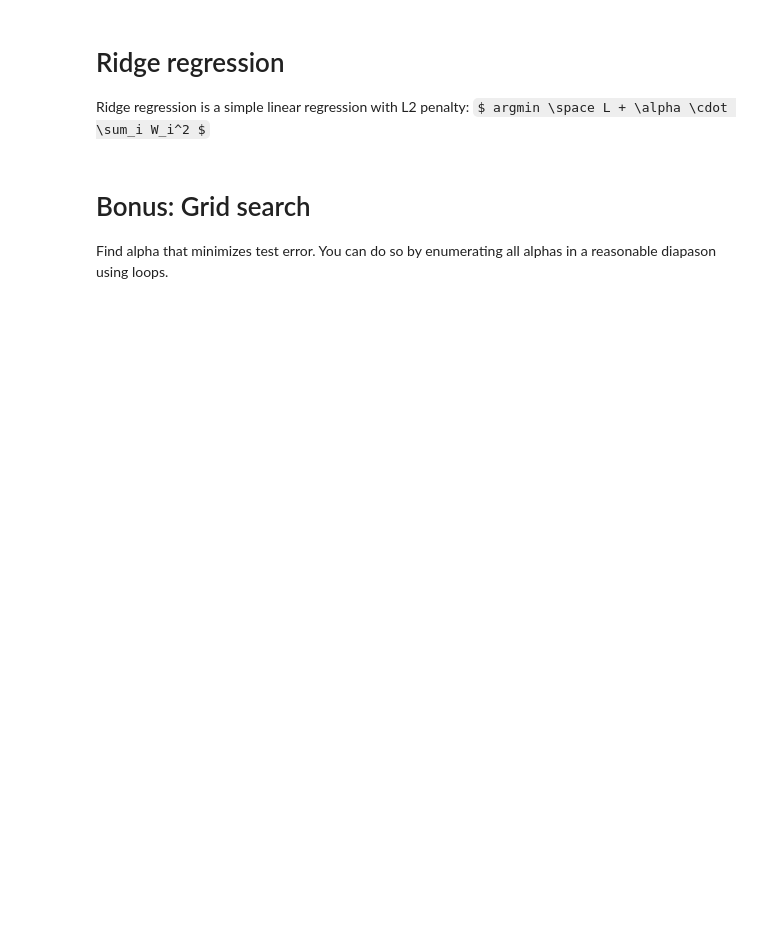
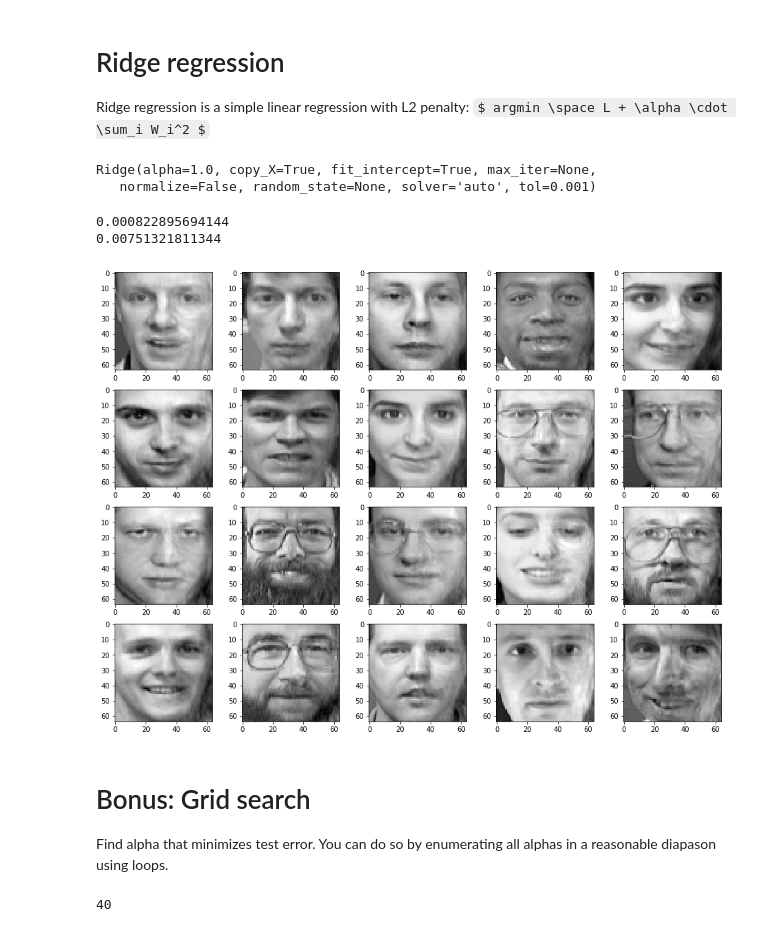
Before and after one commit to yandexdataschool/mlhep2017, a Jupyter notebook: day1/seminar2/1.2.1 Linear models (Faces).ipynb, the cells around one changed output. Cells and saved outputs as stored; diff of their text form; code cells hidden in the pictures; some formulas as TeX source; blank space fills up the shorter version.

```diff
--- a/day1/seminar2/1.2.1 Linear models (Faces).ipynb
+++ b/day1/seminar2/1.2.1 Linear models (Faces).ipynb
@@ -44,3 +45,7 @@ y = <right half-face from each image>
+# %%
+height = data.shape[2] // 2
+X = data[:, :, :height]
+y = data[:, :, height:]
 # %%
 #If you did everything right, you should see two half-faces composing a face
 plt.subplot(1,2,1)
@@ -104,19 +127,43 @@ from sklearn.linear_model import Ridge
 
 #Example syntax: Ridge(alpha=0.5), just like LinearRegression
 # %%
-<Create and fit Ridge with default alpha>
+#<Create and fit Ridge with default alpha>
+rdg_model = Ridge(alpha=1.0)
+rdg_model.fit(X_train, Y_train)
+# %% [output]
+Ridge(alpha=1.0, copy_X=True, fit_intercept=True, max_iter=None,
+   normalize=False, random_state=None, solver='auto', tol=0.001)
 # %%
-<Compute train and test errors>
+#<Compute train and test errors>
+print(mean_squared_error(Y_train, rdg_model.predict(X_train)))
+print(mean_squared_error(Y_test, rdg_model.predict(X_test)))
+# %% [output]
+0.000822895694144
+0.00751321811344
 # %%
 #Images from test restored
-predictions = <predict images with your Ridge model>
+predictions = rdg_model.predict(X_test)
 
 pics = glue(X_test,predictions)
 plt.figure(figsize=[16,12])
 for i in range(20):
     plt.subplot(4,5,i+1)
     plt.imshow(pics[i],cmap='gray')
+# %% [output]
+[figure, added]
 # %% [markdown]
 # Bonus: Grid search
 
 Find alpha that minimizes test error. You can do so by enumerating all alphas in a reasonable diapason using loops.
+# %%
+from numpy import arange, argmin
+
+def ridge(alph):
+    rdg_model = Ridge(alpha=alph)
+    rdg_model.fit(X_train, Y_train)
+    return rdg_model.predict(X_test)
+
+stack = [(mean_squared_error(ridge(alpha), Y_test), alpha) for alpha in arange(0.9, 1.1, 0.01)]
+print(argmin(stack))
+# %% [output]
+40
```
Also changed, not shown: parts of 11 cells of this notebook.
